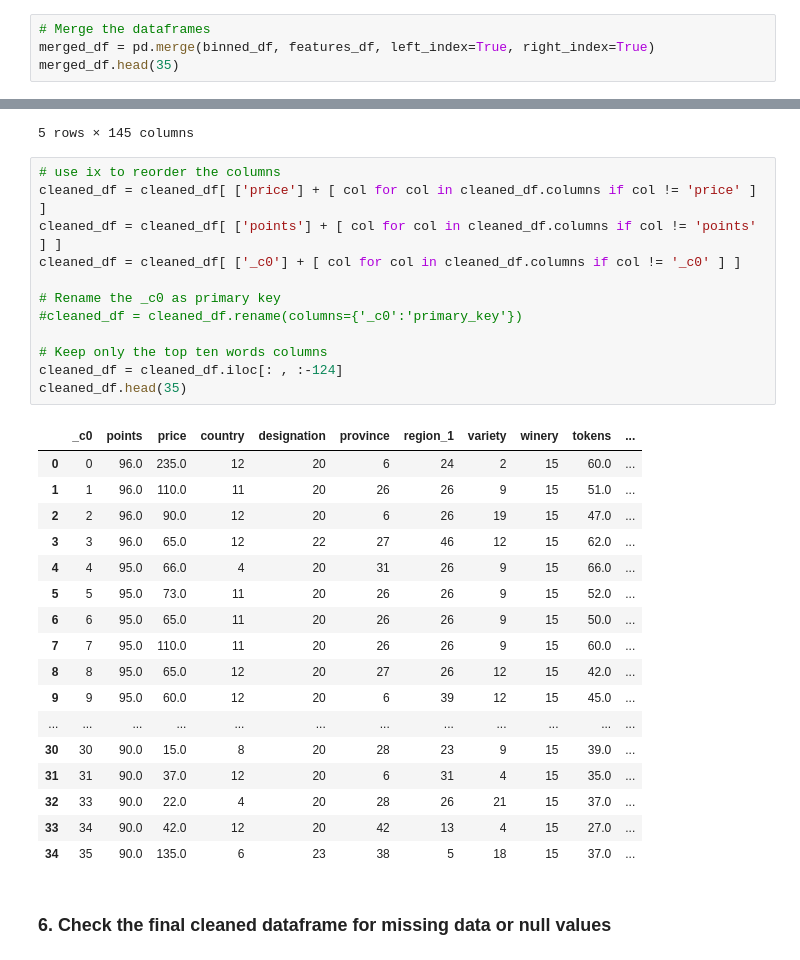
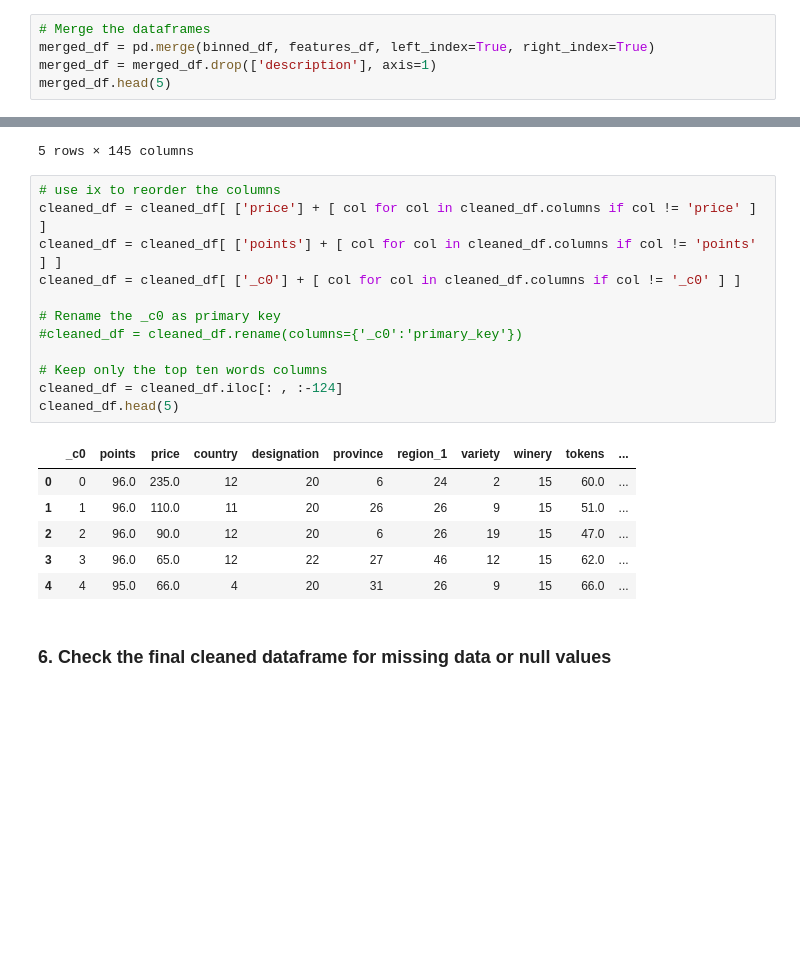
Before and after one commit to arahogc/Whats_In_A_Bottle, a Jupyter notebook: winemag_data_preprocessing.ipynb, the cells around one changed output, grey strips where cells are left out. Saved outputs shown, nothing was run; the diff lists cells and outputs as text; blank space fills up the shorter version.

```diff
--- a/winemag_data_preprocessing.ipynb
+++ b/winemag_data_preprocessing.ipynb
@@ -1253,7 +1312,8 @@ len(binned_df)
 # %%
 # Merge the dataframes
 merged_df = pd.merge(binned_df, features_df, left_index=True, right_index=True)
-merged_df.head(35)
+merged_df = merged_df.drop(['description'], axis=1)
+merged_df.head(5)
 # %% [output]
 |  | _c0 | country | designation | points | price | province | region_1 | variety | winery | tokens | ... |
 | 0 | 0 | US | Other | 96.0 | 235.0 | California | Napa Valley | Cabernet Sauvignon | Other | 60.0 | ... |
@@ -1313,33 +1465,22 @@ cleaned_df.head()
 # %%
 # use ix to reorder the columns
 cleaned_df = cleaned_df[ ['price'] + [ col for col in cleaned_df.columns if col != 'price' ] ]
 cleaned_df = cleaned_df[ ['points'] + [ col for col in cleaned_df.columns if col != 'points' ] ]
 cleaned_df = cleaned_df[ ['_c0'] + [ col for col in cleaned_df.columns if col != '_c0' ] ]
 
 # Rename the _c0 as primary key
 #cleaned_df = cleaned_df.rename(columns={'_c0':'primary_key'})
 
 # Keep only the top ten words columns
 cleaned_df = cleaned_df.iloc[: , :-124]
-cleaned_df.head(35)
+cleaned_df.head(5)
 # %% [output]
 |  | _c0 | points | price | country | designation | province | region_1 | variety | winery | tokens | ... |
 | 0 | 0 | 96.0 | 235.0 | 12 | 20 | 6 | 24 | 2 | 15 | 60.0 | ... |
 | 1 | 1 | 96.0 | 110.0 | 11 | 20 | 26 | 26 | 9 | 15 | 51.0 | ... |
 | 2 | 2 | 96.0 | 90.0 | 12 | 20 | 6 | 26 | 19 | 15 | 47.0 | ... |
 | 3 | 3 | 96.0 | 65.0 | 12 | 22 | 27 | 46 | 12 | 15 | 62.0 | ... |
 | 4 | 4 | 95.0 | 66.0 | 4 | 20 | 31 | 26 | 9 | 15 | 66.0 | ... |
-| 5 | 5 | 95.0 | 73.0 | 11 | 20 | 26 | 26 | 9 | 15 | 52.0 | ... |
-| 6 | 6 | 95.0 | 65.0 | 11 | 20 | 26 | 26 | 9 | 15 | 50.0 | ... |
-| 7 | 7 | 95.0 | 110.0 | 11 | 20 | 26 | 26 | 9 | 15 | 60.0 | ... |
-| 8 | 8 | 95.0 | 65.0 | 12 | 20 | 27 | 26 | 12 | 15 | 42.0 | ... |
-| 9 | 9 | 95.0 | 60.0 | 12 | 20 | 6 | 39 | 12 | 15 | 45.0 | ... |
-| ... | ... | ... | ... | ... | ... | ... | ... | ... | ... | ... | ... |
-| 30 | 30 | 90.0 | 15.0 | 8 | 20 | 28 | 23 | 9 | 15 | 39.0 | ... |
-| 31 | 31 | 90.0 | 37.0 | 12 | 20 | 6 | 31 | 4 | 15 | 35.0 | ... |
-| 32 | 33 | 90.0 | 22.0 | 4 | 20 | 28 | 26 | 21 | 15 | 37.0 | ... |
-| 33 | 34 | 90.0 | 42.0 | 12 | 20 | 42 | 13 | 4 | 15 | 27.0 | ... |
-| 34 | 35 | 90.0 | 135.0 | 6 | 23 | 38 | 5 | 18 | 15 | 37.0 | ... |
 # %% [markdown]
 ### **6. Check the final cleaned dataframe for missing data or null values**
 # %%
```
Also changed, not shown: parts of 81 cells of this notebook.
